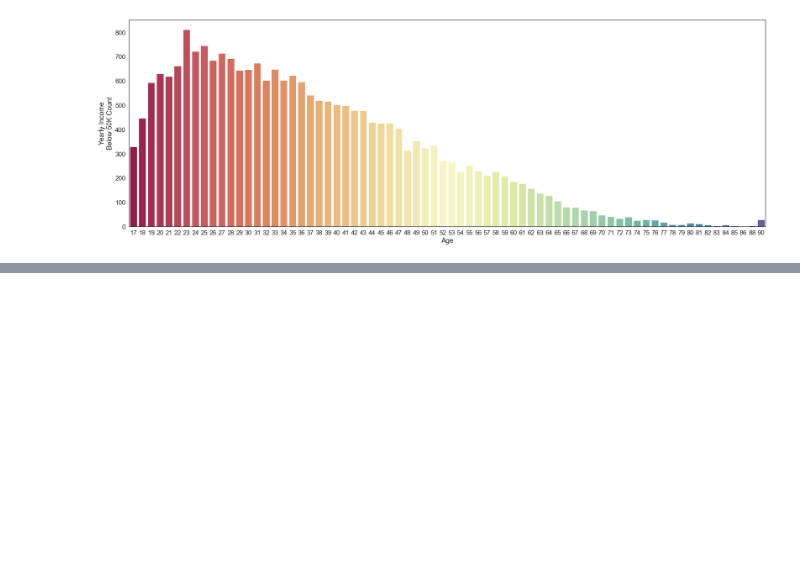
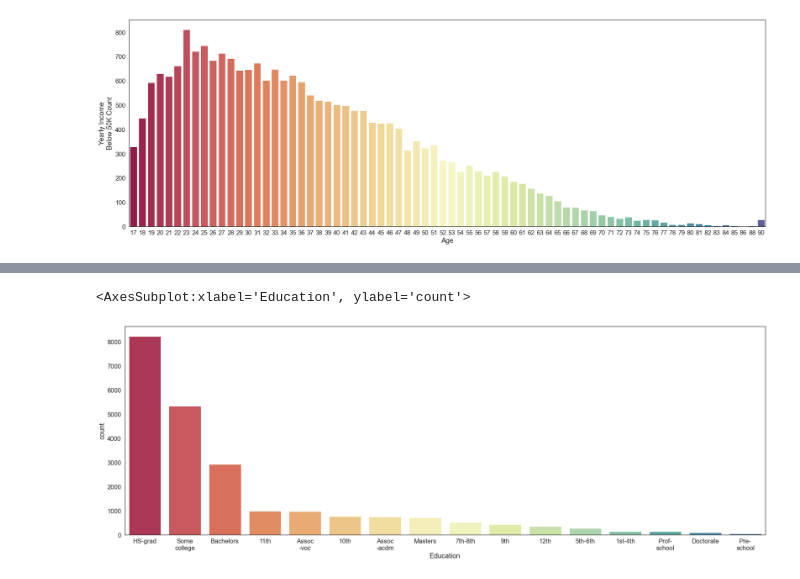
Before and after one commit to data301-2020-winter1/course-project-solo_122, a Jupyter notebook: analysis/SebiUnipan/milestone2.ipynb, the cells around one changed output, grey strips where cells are left out. Cells and saved outputs as stored; diff of their text form; code cells hidden in the pictures; blank space fills up the shorter version.

```diff
--- a/analysis/SebiUnipan/milestone2.ipynb
+++ b/analysis/SebiUnipan/milestone2.ipynb
@@ -168,0 +173,7 @@ sns.countplot(x = 'Education', data = eduWageBelow50k)
+# %%
+eduWageBelow50k = df.loc[lambda x: x['Yearly Income'] == '<=50K']
+#Let's make a countplot for that.
+sns.countplot(x = 'Education', data = eduWageBelow50k, order = eduWageBelow50k['Education'].value_counts().index, palette = 'Spectral')
+# %% [output]
+<AxesSubplot:xlabel='Education', ylabel='count'>
+[figure, added]
```
Also changed, not shown: parts of 31 cells of this notebook, 1 other file.
